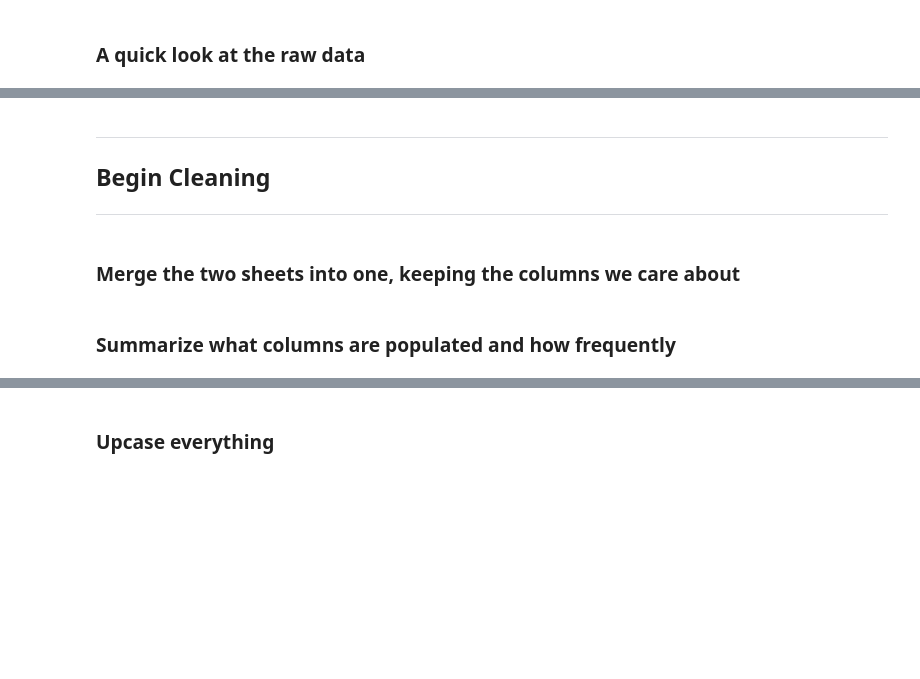
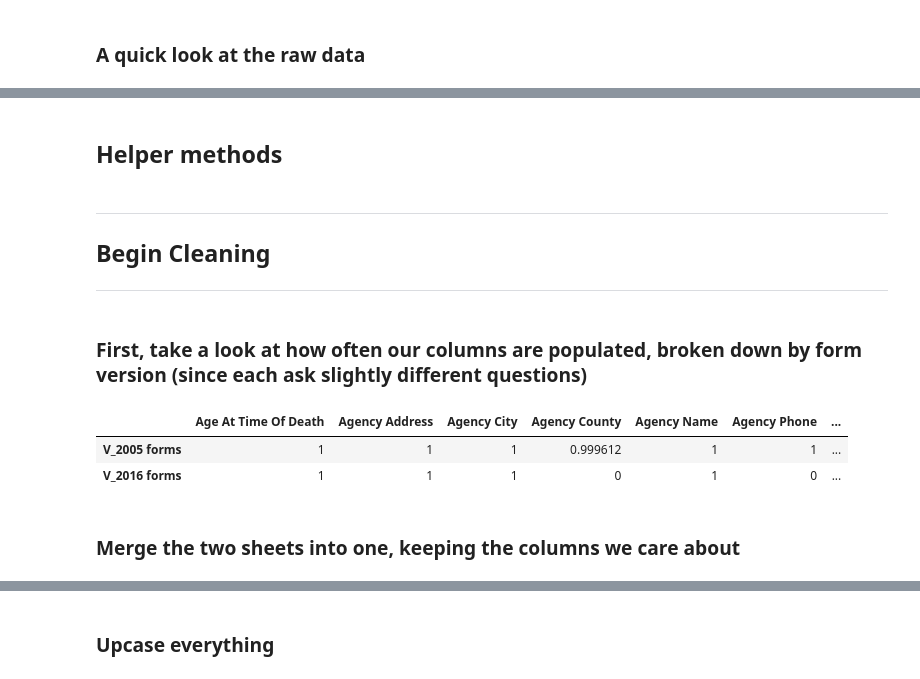
Before and after one commit to texas-justice-initiative/data-processing, a Jupyter notebook: data_cleaning/clean_cdr.ipynb, the cells around one changed output, grey strips where cells are left out. Saved outputs shown, nothing was run; the diff lists cells and outputs as text; code cells hidden in the pictures; blank space fills up the shorter version.

```diff
--- a/data_cleaning/clean_cdr.ipynb
+++ b/data_cleaning/clean_cdr.ipynb
@@ -76,10 +78,31 @@ df1.head()
 | 2 | 16-4-P | ORIGINAL VERSION | 1 | 2016-12-14 15:27:00 | Submitted | TDCJ/Office of the Inspector General | 2503 Lake Road, Suite 5 | ... |
 | 3 | 16-5-C | ORIGINAL VERSION | 1 | 2016-12-14 18:37:00 | Submitted | San Antonio Police Dept. | 315 S. Santa Rosa | ... |
 | 4 | 16-6-MJ | ORIGINAL VERSION | 1 | 2016-12-15 11:20:00 | Submitted | Rosenberg Police Dept. | 2120 Fourth St. | ... |
+# %% [markdown]
+## Helper methods
+# %%
+def show_null_chart(cdr, vertical=False):
+    '''Show which columns have null values, how often, and break down by form version.'''
+    notnull05 = cdr[cdr.form_version == 'V_2005'].notnull().mean()
+    notnull16 = cdr[cdr.form_version == 'V_2016'].notnull().mean()
+    frame = pd.concat([notnull05, notnull16], axis=1)
+    frame.columns = ['V_2005 forms', 'V_2016 forms']
+    frame.sort_index(inplace=True)
+    if not vertical:
+        frame = frame.T
+    return frame.style.background_gradient(cmap='RdYlGn', axis=(0 if vertical else 1))
 # %% [markdown]
 -----
 ## Begin Cleaning
 -----
+# %% [markdown]
+### First, take a look at how often our columns are populated, broken down by form version (since each ask slightly different questions)
+# %%
+show_null_chart(cdr)
+# %% [output]
+|  | Age At Time Of Death | Agency Address | Agency City | Agency County | Agency Name | Agency Phone | ... |
+| V_2005 forms | 1 | 1 | 1 | 0.999612 | 1 | 1 | ... |
+| V_2016 forms | 1 | 1 | 1 | 0 | 1 | 0 | ... |
 # %% [markdown]
 ### Merge the two sheets into one, keeping the columns we care about
 # %%
@@ -163,4 +189,2 @@ cdr = pd.concat([df0, df1])
 cdr = cdr[list(col_renames.keys())]
 cdr.rename(col_renames, inplace=True, axis=1)
-# %% [markdown]
-### Summarize what columns are populated and how frequently
```
Also changed, not shown: parts of 47 cells of this notebook, 2 other files.
